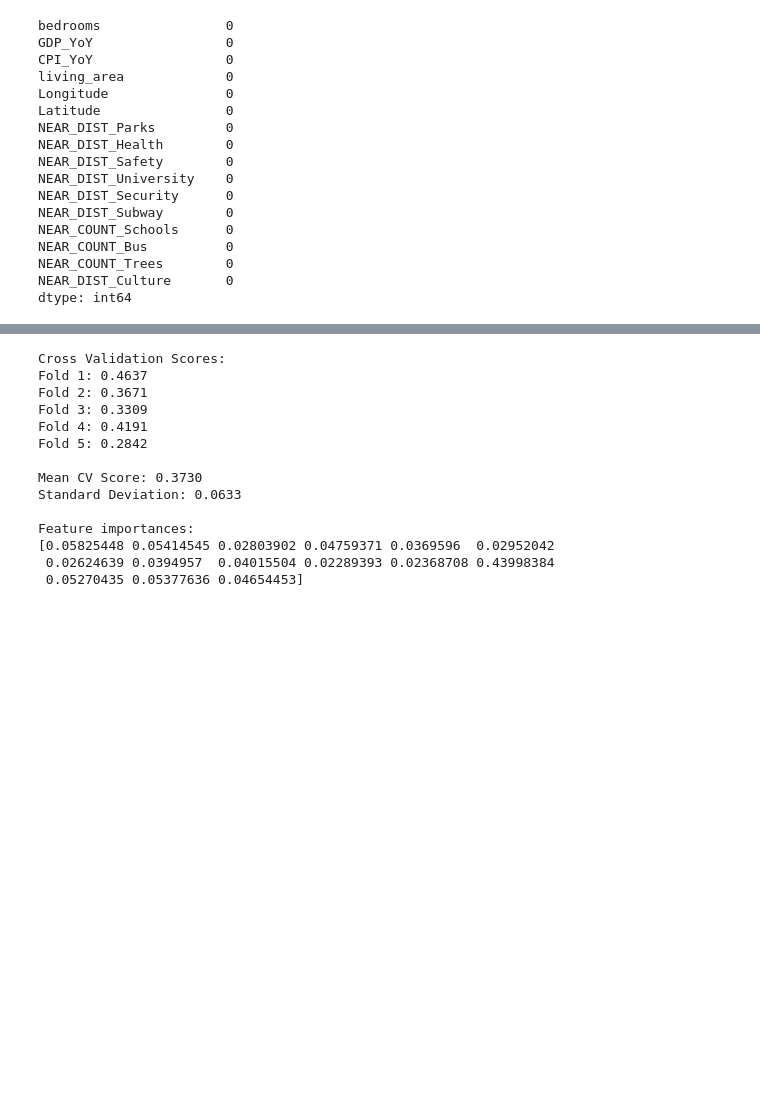
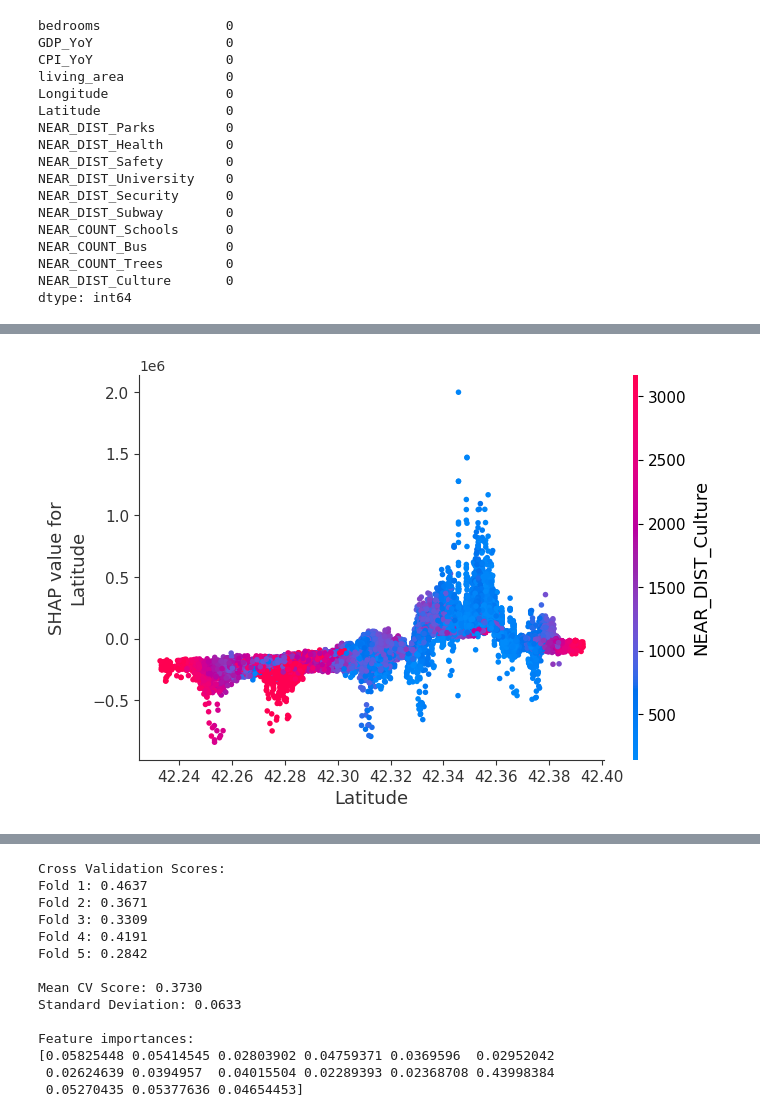
Before and after one commit to hunkim98/boston_real_estate, a Jupyter notebook: spatial_analysis_all.ipynb, the cells around one changed output, grey strips where cells are left out. Saved outputs shown, nothing was run; the diff lists cells and outputs as text; code cells hidden in the pictures; blank space fills up the shorter version.

```diff
--- a/spatial_analysis_all.ipynb
+++ b/spatial_analysis_all.ipynb
@@ -346,0 +410,10 @@ shap.plots.scatter(
+# %%
+# Dependence plot of culture district distance
+shap.dependence_plot(
+    "Latitude",    # feature whose SHAP values to plot on y-axis
+    shap_values1,             # SHAP values array (not the whole object)
+    X1,                              # the input features
+    interaction_index="NEAR_DIST_Culture"     # color points by this interacting variable
+)
+# %% [output]
+[figure, added]
```
Also changed, not shown: parts of 45 cells of this notebook, 25 other files.
